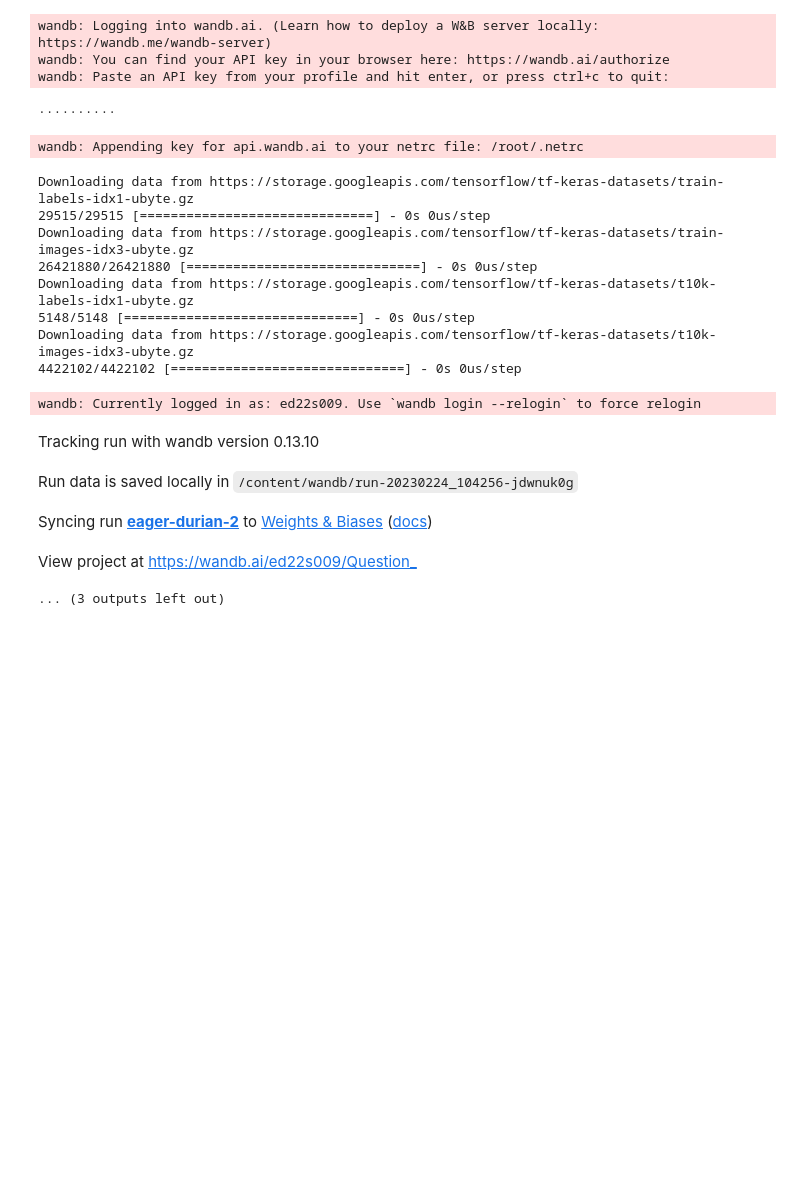
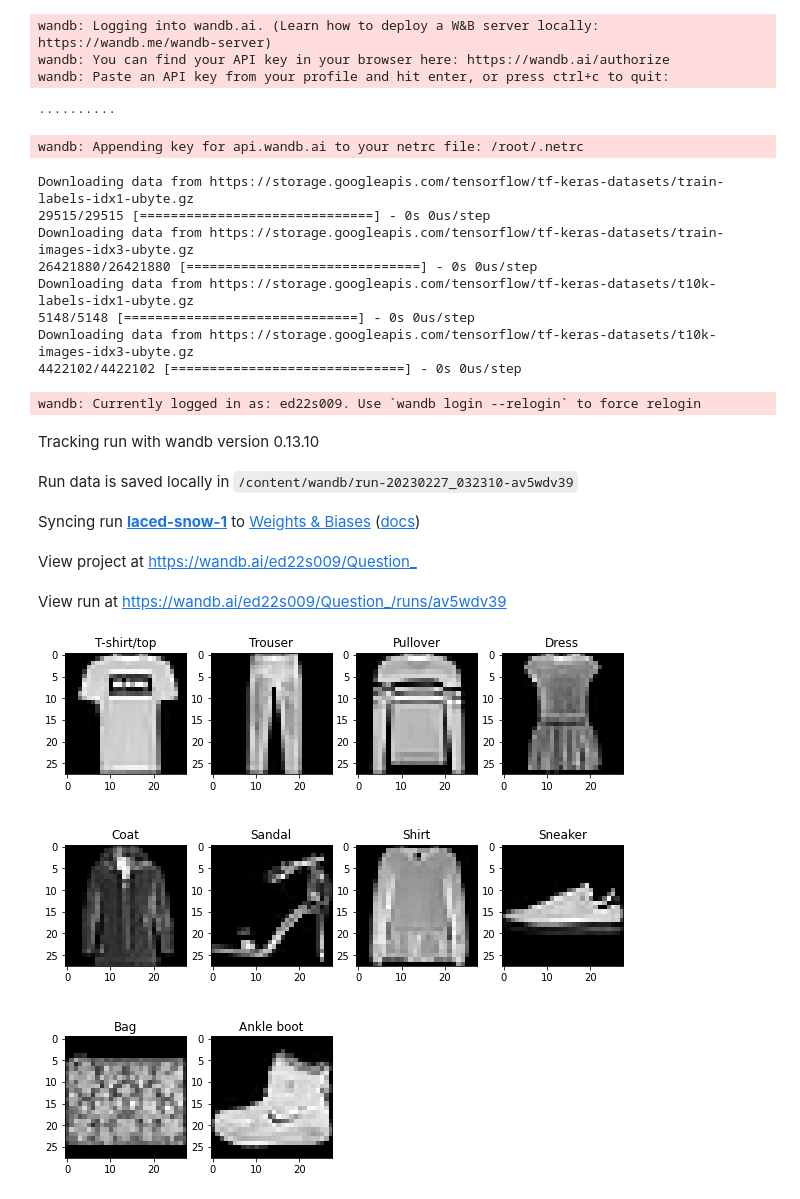
Before and after one commit to swapnilmn/Assignment_1-CS6910, a Jupyter notebook: Assignment_1_Q1.ipynb, the cells around one changed output. Cells and saved outputs as stored; diff of their text form; code cells hidden in the pictures; blank space fills up the shorter version.

```diff
--- a/Assignment_1_Q1.ipynb
+++ b/Assignment_1_Q1.ipynb
@@ -10,11 +10,8 @@ import tensorflow as tf
 import tensorflow_datasets as tdfs
 !pip install wandb
 import wandb
-
-# login to Weights & Biases
 wandb.login()
 
-# define class names mapping as a dictionary
 class_names = {0: 'T-shirt/top', 1: 'Trouser', 2: 'Pullover', 3: 'Dress', 4: 'Coat',
                5: 'Sandal', 6: 'Shirt', 7: 'Sneaker', 8: 'Bag', 9: 'Ankle boot'}
 (X_train, Y_train), (X_test, Y_test) = fashion_mnist.load_data()
@@ -22,13 +19,11 @@ class_names = {0: 'T-shirt/top', 1: 'Trouser', 2: 'Pullover', 3: 'Dress', 4: 'Co
 class FashionMNIST:
     def __init__(self, X, Y):
 
-        # create a list of indices for each class label
         self.index = [0] * 10
         for i in range(10):
             self.index[i] = np.where(Y == i)[0][0]
 
     def plot_samples(self, X, Y):
-        # plot sample images for each class label
         plt.figure(figsize=(10, 10))
         for j, i in enumerate(self.index):
             plt.subplot(3, 4, j+1)
@@ -37,21 +32,17 @@ class FashionMNIST:
         plt.show()
 
     def log_samples(self, X, Y):
-        # log sample images to W&B
         wandb.log({'sample': [wandb.Image(X[i], caption=class_names[Y[i]]) for i in self.index]})
-
-# initialize a new Weights and Biases project
 wandb.init(project="Question_")
 
-# For Train Data
 fmnist = FashionMNIST(X_train, Y_train)
 fmnist.plot_samples(X_train, Y_train)
 fmnist.log_samples(X_train, Y_train)
 
 # For Test Data
-fmnist = FashionMNIST(X_test, Y_test)
-fmnist.plot_samples(X_test, Y_test)
-fmnist.log_samples(X_test, Y_test)
+#fmnist = FashionMNIST(X_test, Y_test)
+#fmnist.plot_samples(X_test, Y_test)
+#fmnist.log_samples(X_test, Y_test)
 # %% [output]
 Looking in indexes: https://pypi.org/simple, https://us-python.pkg.dev/colab-wheels/public/simple/
 Collecting wandb
@@ -68,26 +59,27 @@ Collecting setproctitle
 ... (28 lines left out)
     Found existing installation: urllib3 1.24.3
     Uninstalling urllib3-1.24.3:
       Successfully uninstalled urllib3-1.24.3
 Successfully installed GitPython-3.1.31 docker-pycreds-0.4.0 gitdb-4.0.10 pathtools-0.1.2 sentry-sdk-1.15.0 setproctitle-1.3.2 smmap-5.0.0 urllib3-1.26.14 wandb-0.13.10
 ERROR:wandb.jupyter:Failed to detect the name of this notebook, you can set it manually with the WANDB_NOTEBOOK_NAME environment variable to enable code saving.
 [interactive output not drawn]
 wandb: Logging into wandb.ai. (Learn how to deploy a W&B server locally: https://wandb.me/wandb-server)
 wandb: You can find your API key in your browser here: https://wandb.ai/authorize
 wandb: Paste an API key from your profile and hit enter, or press ctrl+c to quit:
 ··········
 wandb: Appending key for api.wandb.ai to your netrc file: /root/.netrc
 Downloading data from https://storage.googleapis.com/tensorflow/tf-keras-datasets/train-labels-idx1-ubyte.gz
 29515/29515 [==============================] - 0s 0us/step
 Downloading data from https://storage.googleapis.com/tensorflow/tf-keras-datasets/train-images-idx3-ubyte.gz
 26421880/26421880 [==============================] - 0s 0us/step
 Downloading data from https://storage.googleapis.com/tensorflow/tf-keras-datasets/t10k-labels-idx1-ubyte.gz
 5148/5148 [==============================] - 0s 0us/step
 Downloading data from https://storage.googleapis.com/tensorflow/tf-keras-datasets/t10k-images-idx3-ubyte.gz
 4422102/4422102 [==============================] - 0s 0us/step
 wandb: Currently logged in as: ed22s009. Use `wandb login --relogin` to force relogin
 Tracking run with wandb version 0.13.10
-Run data is saved locally in /content/wandb/run-20230224_104256-jdwnuk0g
+Run data is saved locally in /content/wandb/run-20230227_032310-av5wdv39
-Syncing run eager-durian-2 to Weights & Biases (docs)
+Syncing run laced-snow-1 to Weights & Biases (docs)
 View project at https://wandb.ai/ed22s009/Question_
-... (3 outputs left out)
+View run at https://wandb.ai/ed22s009/Question_/runs/av5wdv39
+[figure, added]
```
Also changed, not shown: parts of 2 cells of this notebook.
